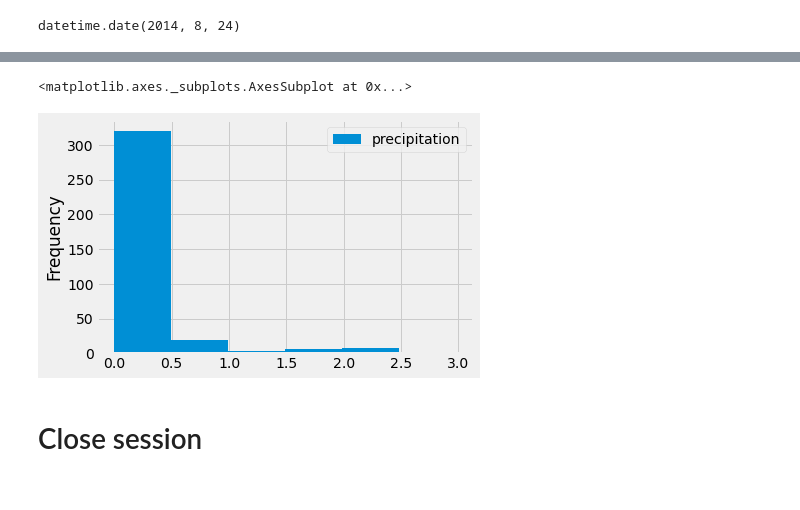
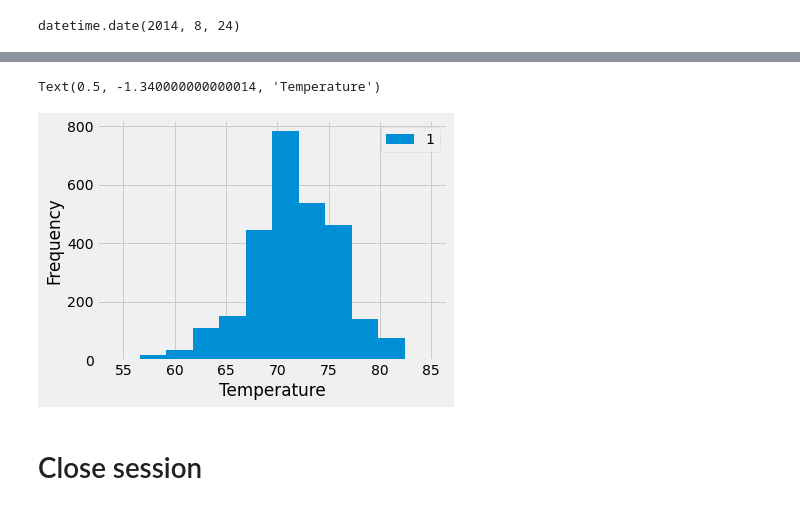
Before and after one commit to zuntaalejandra/sqlalchemy-challenge, a Jupyter notebook: SurfsUp/analysis_SQLAlchemy.ipynb, the cells around one changed output, grey strips where cells are left out. Drawn from its saved outputs; the diff is of its cells as text; code cells hidden in the pictures.

```diff
--- a/SurfsUp/analysis_SQLAlchemy.ipynb
+++ b/SurfsUp/analysis_SQLAlchemy.ipynb
@@ -243,32 +269,37 @@ result_Station
 # %%
 # Using the most active station id
 # Query the last 12 months of temperature observation data for this station
 
-sel = [func.max(func.strftime("%Y-%m-%d",Measurement.date))]
+sel = [Measurement.date,func.max(func.strftime("%Y-%m-%d"))]
 
 recent_date_station = session.query(*sel).filter(Measurement.station==station_value).scalar()
 
 # convert a date type
 query_date = dt.datetime.strptime(str(recent_date_station), "%Y-%m-%d").date()
 
 # Calculate the date one year from the last date in data set.
 
 query_date = query_date - dt.timedelta(days=365)
 
 #
 
-result_Station = session.query(Measurement.prcp).filter(Measurement.station==station_value).filter(Measurement.date >= query_date).order_by(Measurement.date).all()
+sel = [Measurement.date,Measurement.tobs]
+
+result_Station = session.query(*sel).filter(Measurement.station==station_value).filter(Measurement.date >= query_date).order_by(Measurement.date).all()
 
 # Save the query results as a Pandas DataFrame and set the index to the date column
 
-result_df = pd.DataFrame(result_Station, columns=["precipitation"])
+#result_df = pd.DataFrame(result_Station, columns=["precipitation"])
+
+df = pd.DataFrame(result_Station)
+df.plot.hist(bins=12)
+plt.tight_layout()
+plt.xlabel("Temperature")
 
 # plot the results as a histogram
-
-result_df.plot.hist(bins=6)
 # %% [output]
-<matplotlib.axes._subplots.AxesSubplot at 0x...>
+Text(0.5, -1.340000000000014, 'Temperature')
-[figure, old version]
+[figure, new version]
 # %% [markdown]
 # Close session
 # %%
```
Also changed, not shown: parts of 7 cells of this notebook, 2 other files.
